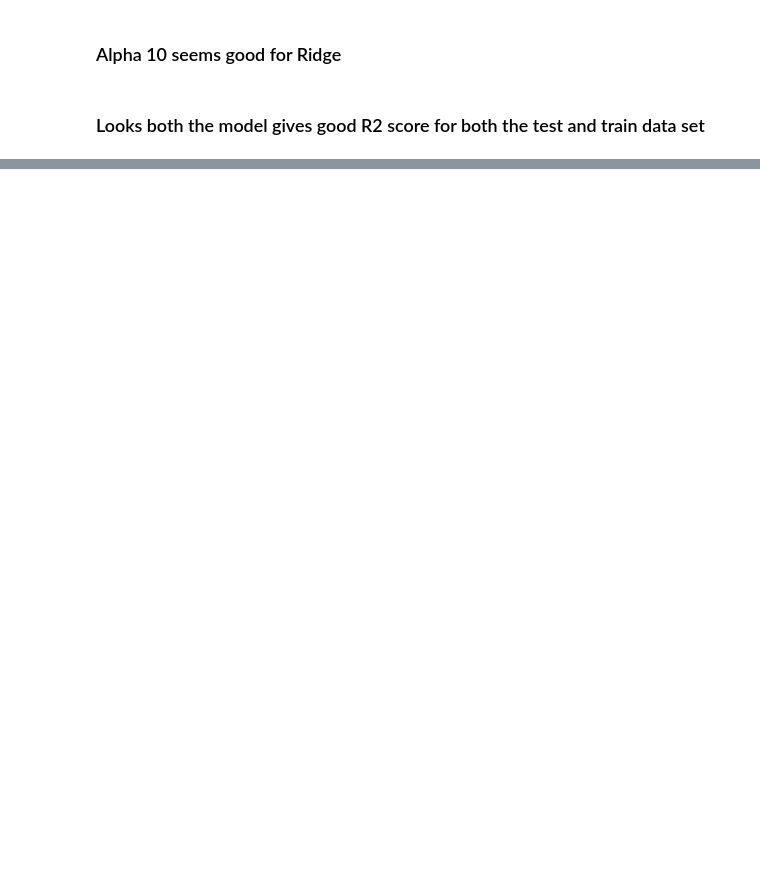
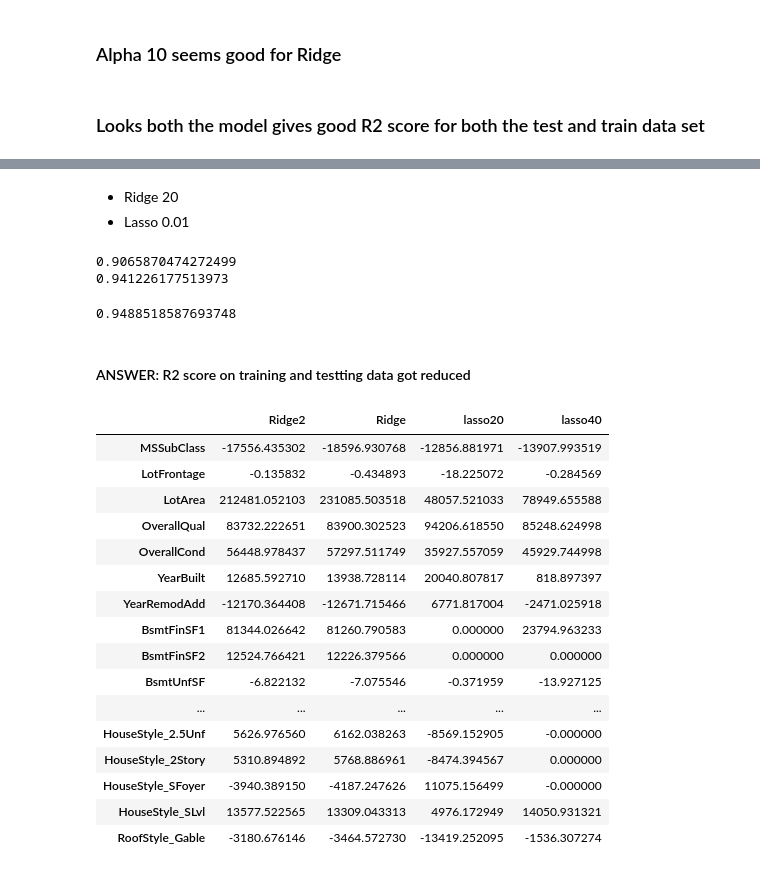
Before and after one commit to suchins3/HousePricing_Assignment, a Jupyter notebook: HousePrice_LinearRegression.ipynb, the cells around one changed output, grey strips where cells are left out. Cells and saved outputs as stored; diff of their text form; code cells hidden in the pictures; blank space fills up the shorter version.

```diff
--- a/HousePrice_LinearRegression.ipynb
+++ b/HousePrice_LinearRegression.ipynb
@@ -641,0 +712,72 @@ metric3.append(mse_test_lr**0.5)
+# %% [markdown]
+- Ridge 20
+- Lasso 0.01
+# %%
+#Ridge
+ridge2 = Ridge(alpha=0.02)
+ridge2.fit(X_train, y_train)
+
+y_train_pred=ridge2.predict(X_train)
+print(r2_score(y_train,y_train_pred))
+
+ridge2 = Ridge(alpha=0.02)
+
+ridge2.fit(X_test, y_test)
+
+y_test_pred=ridge2.predict(X_test)
+print(r2_score(y_test,y_test_pred))
+# %%
+#Lasso
+
+lasso40 = Lasso(alpha=40)
+
+lasso40.fit(X_train, y_train)
+y_train_pred=lasso40.predict(X_train)
+print(r2_score(y_train,y_train_pred))
+
+lasso40 = Lasso(alpha=40)
+
+lasso40.fit(X_test, y_test)
+y_test_pred=lasso40.predict(X_test)
+print(r2_score(y_test,y_test_pred))
+# %% [output]
+0.9065870474272499
+0.941226177513973
+# %%
+ridge = Ridge(alpha=0.01)
+ridge.fit(X_test, y_test)
+
+y_test_pred=ridge.predict(X_test)
+r2_score(y_test,y_test_pred)
+# %% [output]
+0.9488518587693748
+# %% [markdown]
+#### ANSWER: R2 score on training and testting data got reduced
+# %%
+#important predictor variables
+betas = pd.DataFrame(index=X_train.columns)
+betas.rows = X_train.columns
+betas['Ridge2'] = ridge2.coef_
+betas['Ridge'] = ridge.coef_
+betas['lasso20'] = lasso20.coef_
+betas['lasso40'] = lasso40.coef_
+pd.set_option('display.max_rows', None)
+betas.head(100)
+# %% [output]
+|  | Ridge2 | Ridge | lasso20 | lasso40 |
+| MSSubClass | -17556.435302 | -18596.930768 | -12856.881971 | -13907.993519 |
+| LotFrontage | -0.135832 | -0.434893 | -18.225072 | -0.284569 |
+| LotArea | 212481.052103 | 231085.503518 | 48057.521033 | 78949.655588 |
+| OverallQual | 83732.222651 | 83900.302523 | 94206.618550 | 85248.624998 |
+| OverallCond | 56448.978437 | 57297.511749 | 35927.557059 | 45929.744998 |
+| YearBuilt | 12685.592710 | 13938.728114 | 20040.807817 | 818.897397 |
+| YearRemodAdd | -12170.364408 | -12671.715466 | 6771.817004 | -2471.025918 |
+| BsmtFinSF1 | 81344.026642 | 81260.790583 | 0.000000 | 23794.963233 |
+| BsmtFinSF2 | 12524.766421 | 12226.379566 | 0.000000 | 0.000000 |
+| BsmtUnfSF | -6.822132 | -7.075546 | -0.371959 | -13.927125 |
+| ... | ... | ... | ... | ... |
+| HouseStyle_2.5Unf | 5626.976560 | 6162.038263 | -8569.152905 | -0.000000 |
+| HouseStyle_2Story | 5310.894892 | 5768.886961 | -8474.394567 | 0.000000 |
+| HouseStyle_SFoyer | -3940.389150 | -4187.247626 | 11075.156499 | -0.000000 |
+| HouseStyle_SLvl | 13577.522565 | 13309.043313 | 4976.172949 | 14050.931321 |
+| RoofStyle_Gable | -3180.676146 | -3464.572730 | -13419.252095 | -1536.307274 |
```
Also changed, not shown: parts of 28 cells of this notebook.
